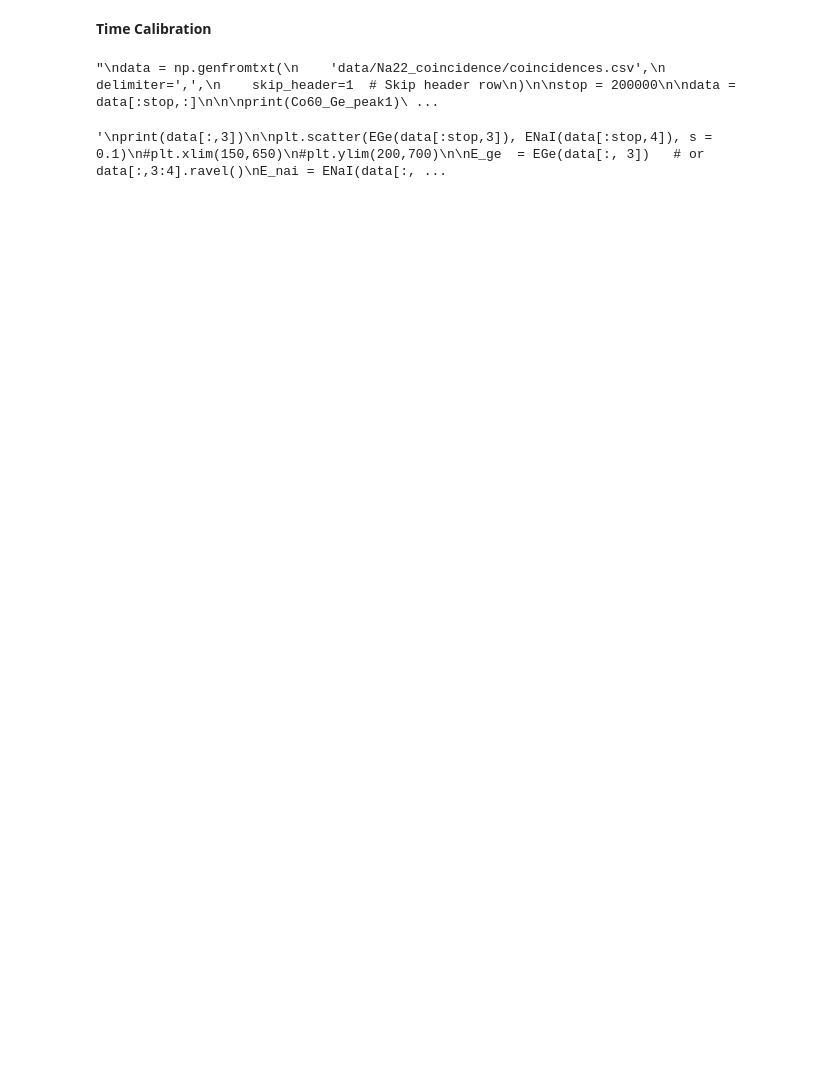
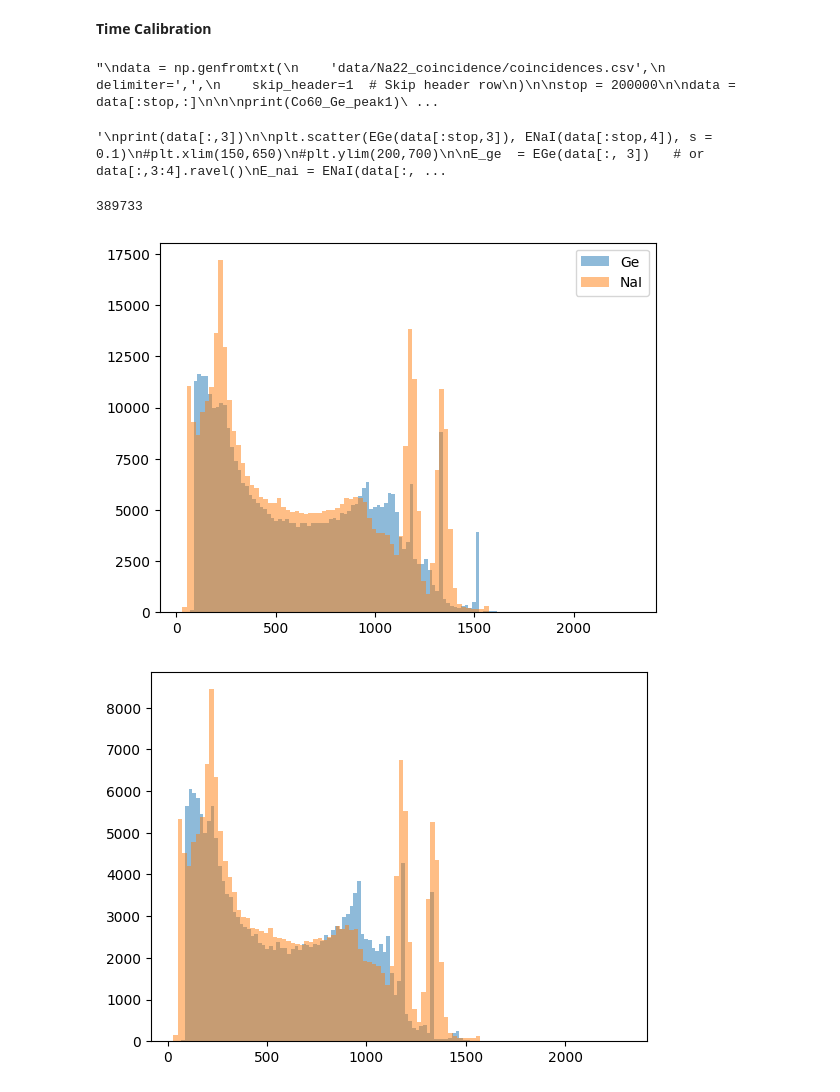
Before and after one commit to thexwon/P4, a Jupyter notebook: Gamma Coincidence Spectroscopy/gamma_code.ipynb, the cells around one changed output. Cells and saved outputs as stored; diff of their text form; code cells hidden in the pictures; blank space fills up the shorter version.

```diff
--- a/Gamma Coincidence Spectroscopy/gamma_code.ipynb
+++ b/Gamma Coincidence Spectroscopy/gamma_code.ipynb
@@ -491,11 +519,21 @@ print("N points in region:", count)
 # %%
 data = np.genfromtxt(
     'data/Co60_coincidence/coincidences.csv',
     delimiter=',',
     skip_header=1  # Skip header row
 )
-
-stop = 30000
-
+print(len(data))
+plt.hist(EGe(data[:,3]), bins=100,alpha = 0.5, label = "Ge")
+plt.hist(ENaI(data[:,4]), bins=100,alpha = 0.5, label = "NaI")
+plt.legend()
+plt.show()
+stop = 200000
+plt.hist(EGe(data[stop:,3]), bins=100,alpha = 0.5, label = "Ge")
+plt.hist(ENaI(data[stop:,4]), bins=100,alpha = 0.5, label = "NaI")
+plt.show()
 #data = data[:stop,:]
+# %% [output]
+389733
+[figure, added]
+[figure, added]
 # %%
```
Also changed, not shown: parts of 23 cells of this notebook, 2 other files.
